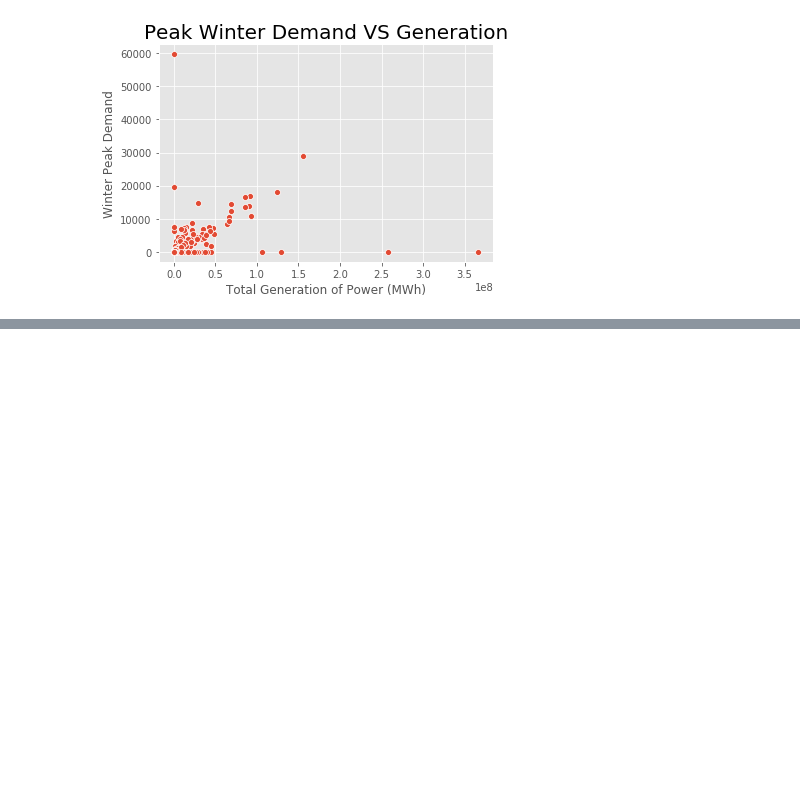
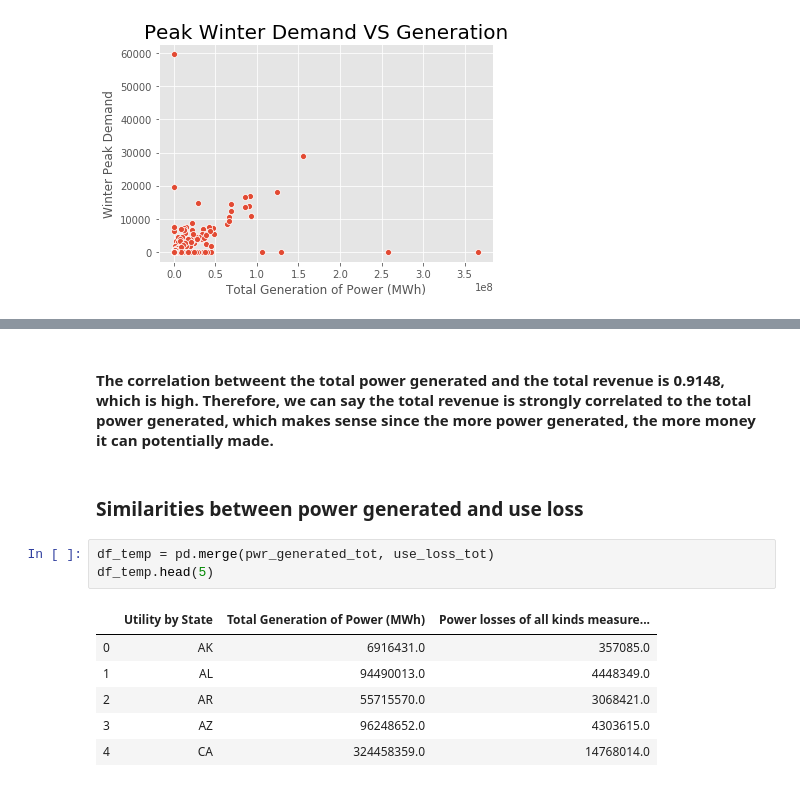
Before and after one commit to zhuy9/DMwP-EnergyUsage, a Jupyter notebook: Project_workspace.ipynb, the cells around one changed output, grey strips where cells are left out. Saved outputs shown, nothing was run; the diff lists cells and outputs as text; blank space fills up the shorter version.

```diff
--- a/Project_workspace.ipynb
+++ b/Project_workspace.ipynb
@@ -269,0 +300,14 @@ if (downloadPic):
+# %% [markdown]
+#### The correlation betweent the total power generated and the total revenue is 0.9148, which is high. Therefore, we can say the total revenue is strongly correlated to the total power generated, which makes sense since the more power generated, the more money it can potentially made.
+# %% [markdown]
+### Similarities between power generated and use loss
+# %%
+df_temp = pd.merge(pwr_generated_tot, use_loss_tot)
+df_temp.head(5)
+# %% [output]
+|  | Utility by State | Total Generation of Power (MWh) | Power losses of all kinds measure... |
+| 0 | AK | 6916431.0 | 357085.0 |
+| 1 | AL | 94490013.0 | 4448349.0 |
+| 2 | AR | 55715570.0 | 3068421.0 |
+| 3 | AZ | 96248652.0 | 4303615.0 |
+| 4 | CA | 324458359.0 | 14768014.0 |
```
Also changed, not shown: parts of 11 cells of this notebook.
